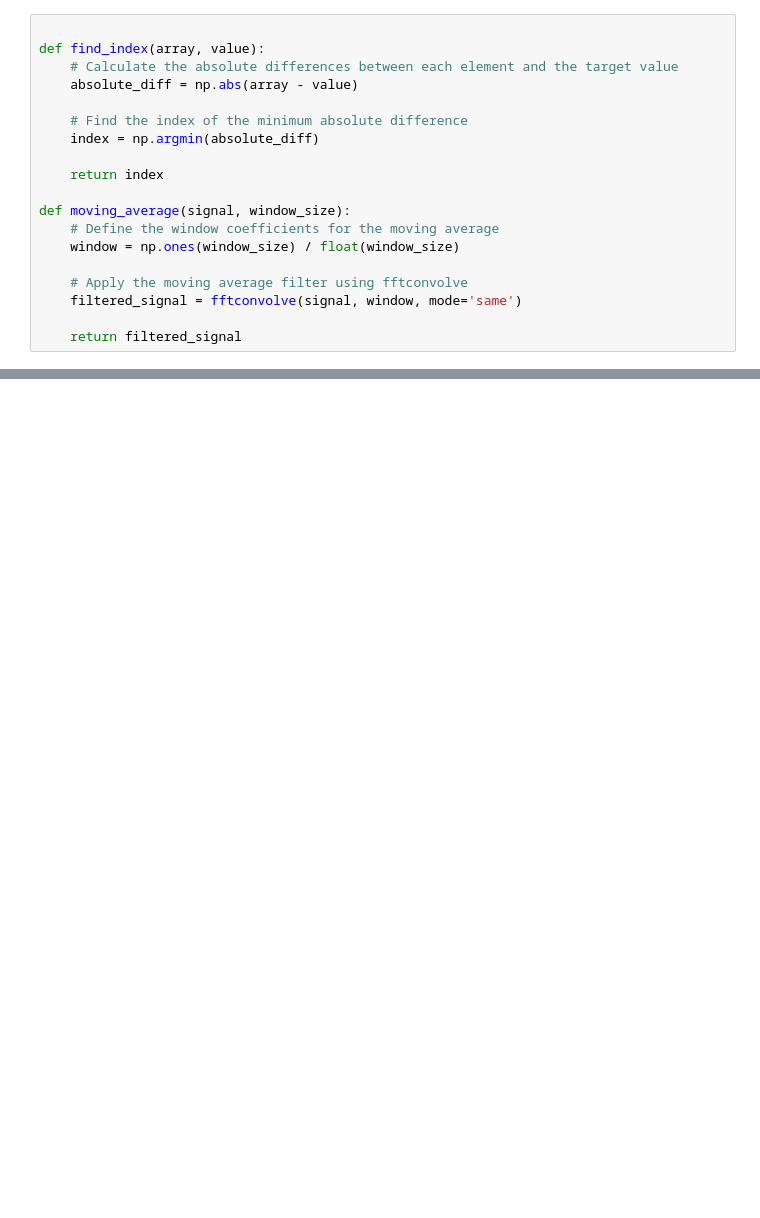
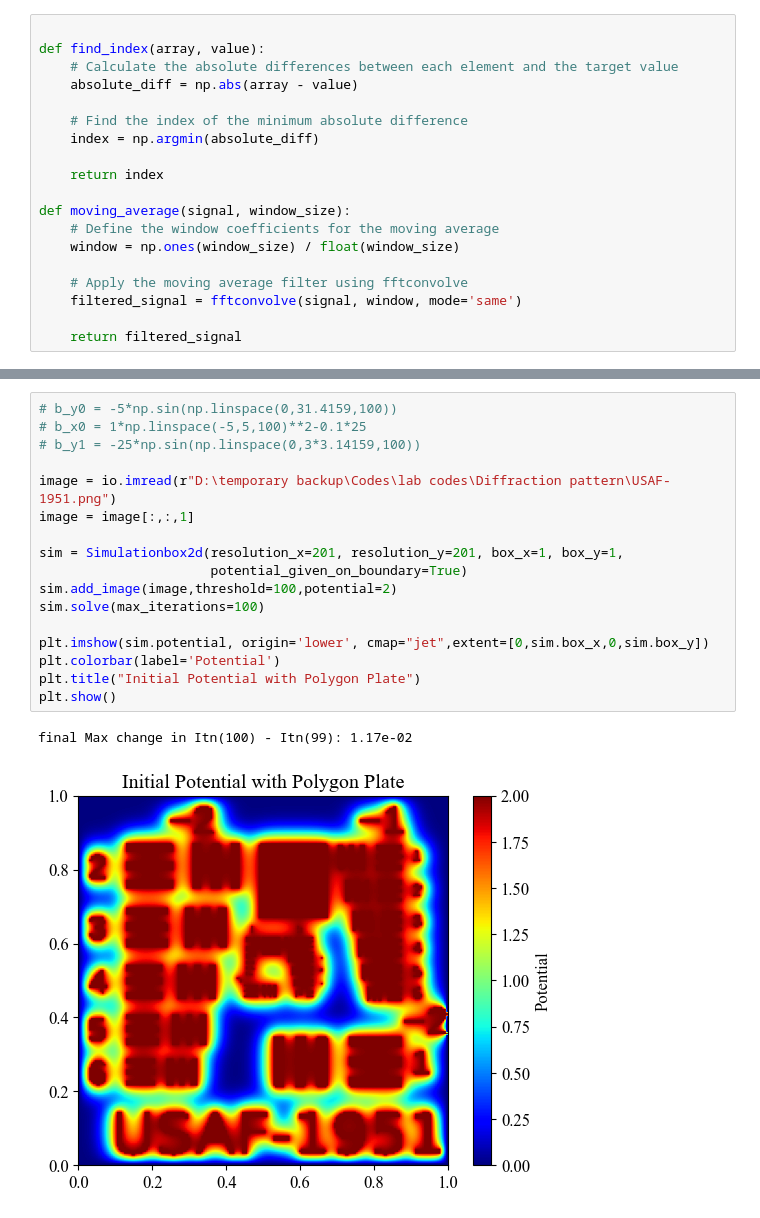
Before and after one commit to SAGAR-DAM/All_python_codes, a Jupyter notebook: Python Simulations/Potential (Laplace equation solve)/solve_laplace_in_2d.ipynb, the cells around one changed output, grey strips where cells are left out. Drawn from its saved outputs; the diff is of its cells as text; blank space fills up the shorter version.

```diff
--- a/Python Simulations/Potential (Laplace equation solve)/solve_laplace_in_2d.ipynb
+++ b/Python Simulations/Potential (Laplace equation solve)/solve_laplace_in_2d.ipynb
@@ -256,0 +253,20 @@ plt.show()
+# %%
+# b_y0 = -5*np.sin(np.linspace(0,31.4159,100))
+# b_x0 = 1*np.linspace(-5,5,100)**2-0.1*25
+# b_y1 = -25*np.sin(np.linspace(0,3*3.14159,100))
+
+image = io.imread(r"D:\temporary backup\Codes\lab codes\Diffraction pattern\USAF-1951.png")
+image = image[:,:,1]
+
+sim = Simulationbox2d(resolution_x=201, resolution_y=201, box_x=1, box_y=1,
+                      potential_given_on_boundary=True)
+sim.add_image(image,threshold=100,potential=2)
+sim.solve(max_iterations=100)
+
+plt.imshow(sim.potential, origin='lower', cmap="jet",extent=[0,sim.box_x,0,sim.box_y])
+plt.colorbar(label='Potential')
+plt.title("Initial Potential with Polygon Plate")
+plt.show()
+# %% [output]
+final Max change in Itn(100) - Itn(99): 1.17e-02
+[figure, added]
```
Also changed, not shown: parts of 3 cells of this notebook, 3 other files.
